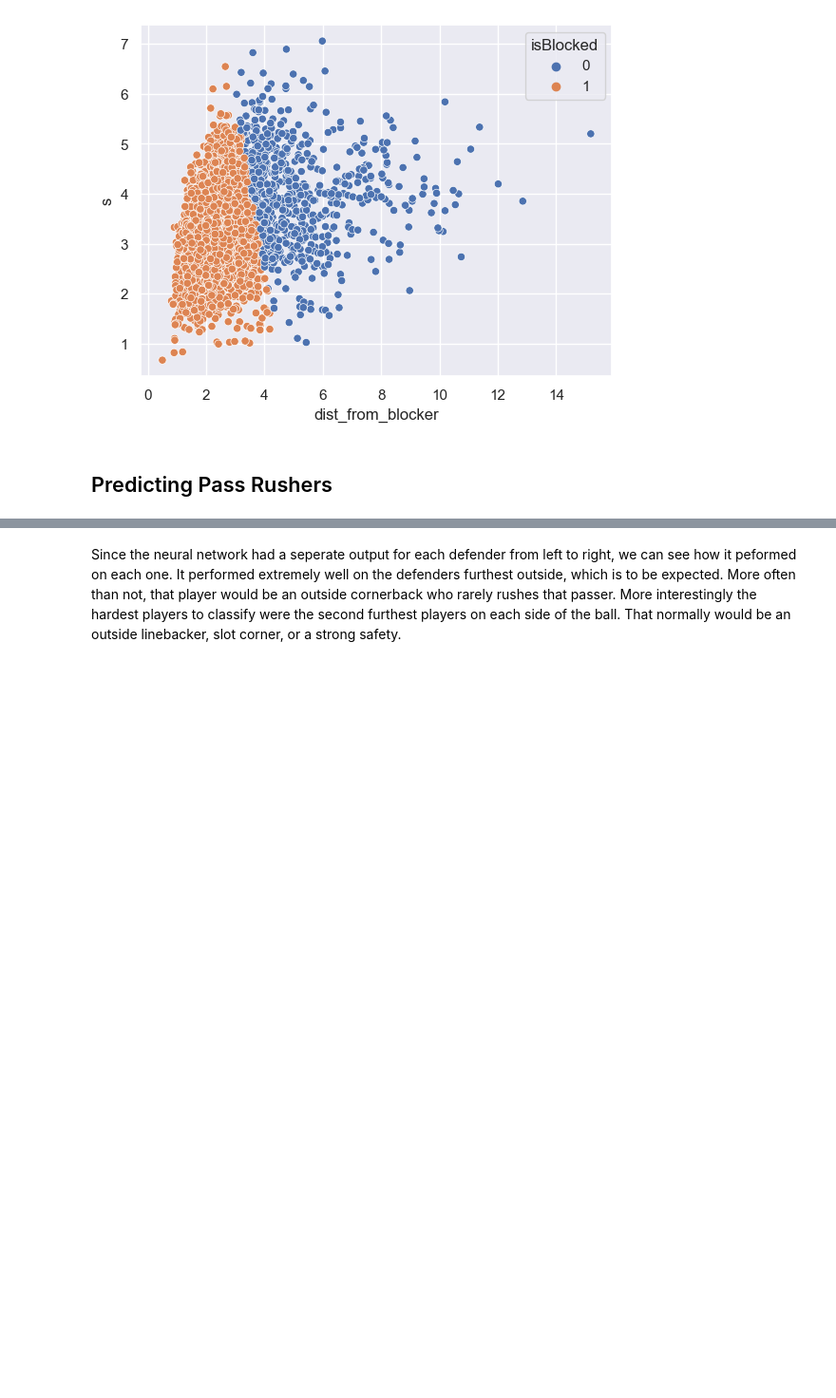
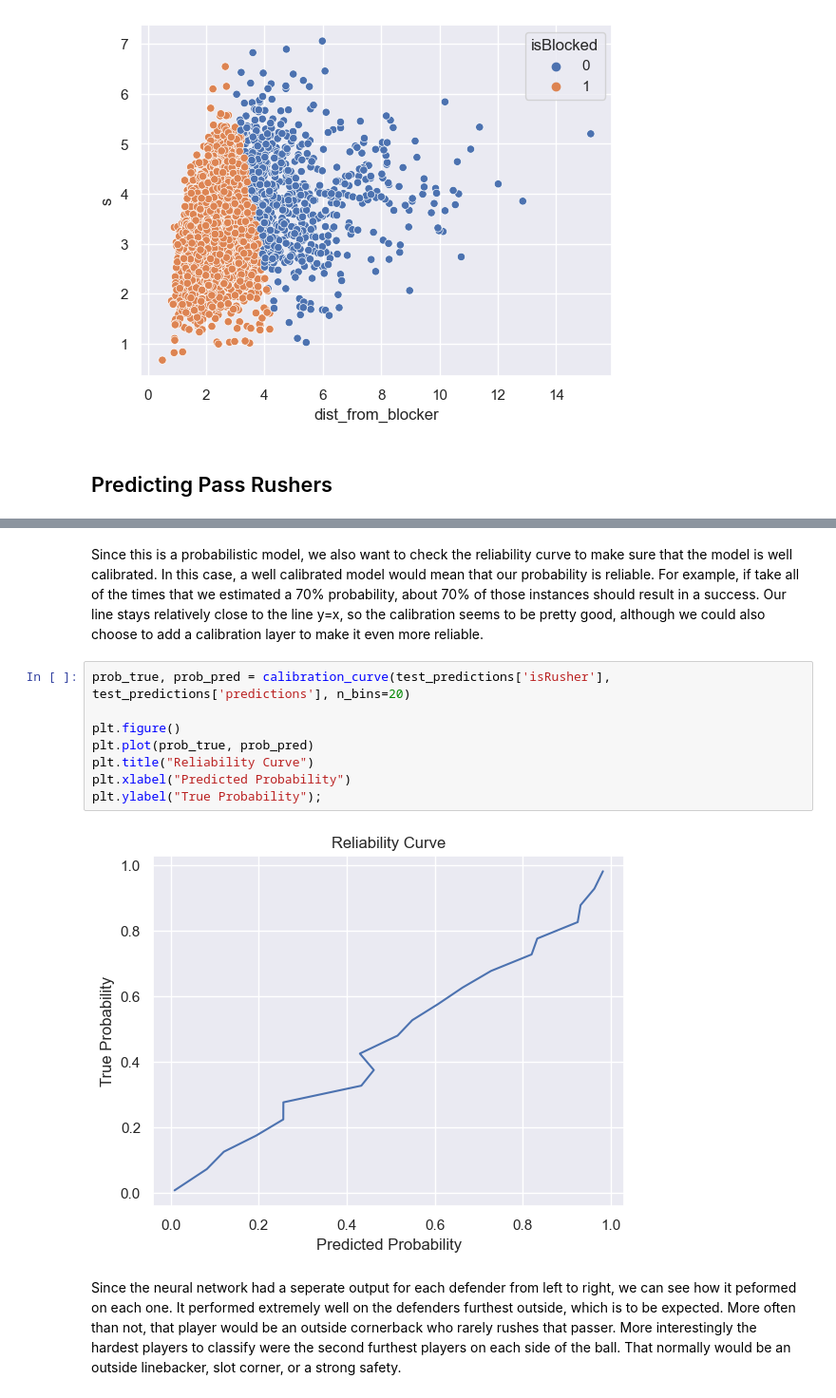
Before and after one commit to sebasdarius/data_science_portfolio, a Jupyter notebook: o_line_analysis/disguise_score.ipynb, the cells around one changed output, grey strips where cells are left out. Shown at 95% size. Drawn from its saved outputs; the diff is of its cells as text; blank space fills up the shorter version.

```diff
--- a/o_line_analysis/disguise_score.ipynb
+++ b/o_line_analysis/disguise_score.ipynb
@@ -62,3 +79,15 @@ Test Accuracy: 0.945305428721688
+# %% [markdown]
+Since this is a probabilistic model, we also want to check the reliability curve to make sure that the model is well calibrated. In this case, a well calibrated model would mean that our probability is reliable. For example, if take all of the times that we estimated a 70% probability, about 70% of those instances should result in a success. Our line stays relatively close to the line y=x, so the calibration seems to be pretty good, although we could also choose to add a calibration layer to make it even more reliable.
+# %%
+prob_true, prob_pred = calibration_curve(test_predictions['isRusher'], test_predictions['predictions'], n_bins=20)
+
+plt.figure()
+plt.plot(prob_true, prob_pred)
+plt.title("Reliability Curve")
+plt.xlabel("Predicted Probability")
+plt.ylabel("True Probability");
+# %% [output]
+[figure, added]
 # %% [markdown]
 Since the neural network had a seperate output for each defender from left to right, we can see how it peformed on each one. It performed extremely well on the defenders furthest outside, which is to be expected. More often than not, that player would be an outside cornerback who rarely rushes that passer. More interestingly the hardest players to classify were the second furthest players on each side of the ball. That normally would be an outside linebacker, slot corner, or a strong safety.
 # %%
```
Also changed, not shown: parts of 15 cells of this notebook, 8 other files.
